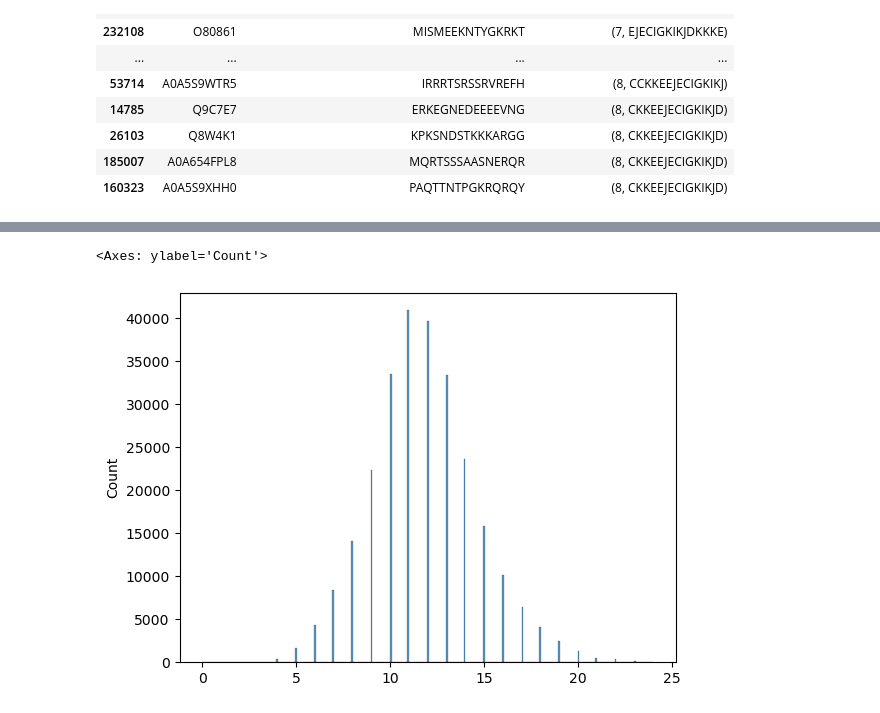
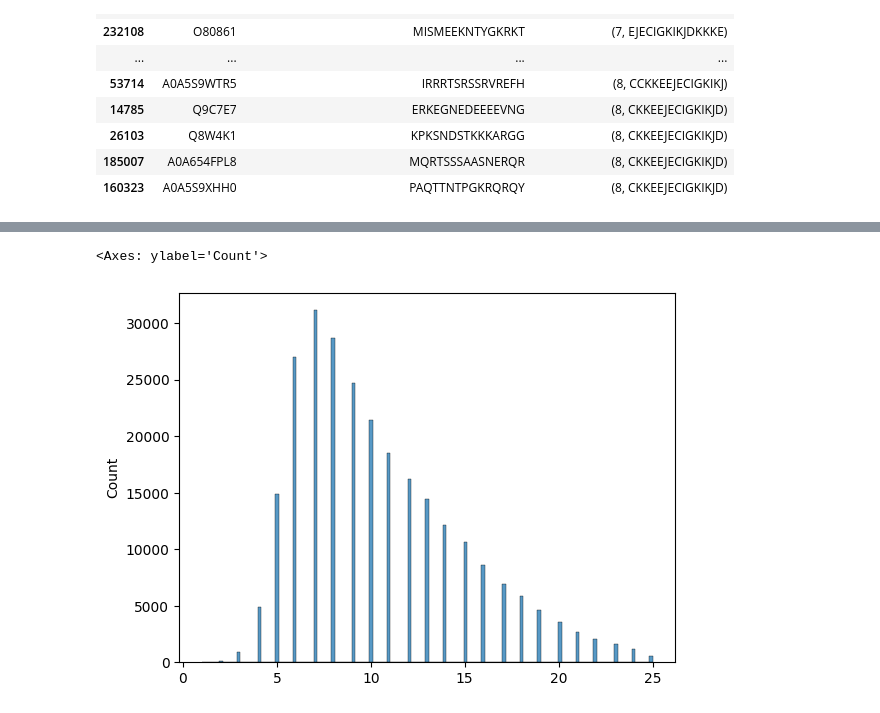
Before and after one commit to kinseylong/CAM5, a Jupyter notebook: playground.ipynb, the cells around one changed output, grey strips where cells are left out. Drawn from its saved outputs; the diff is of its cells as text; code cells hidden in the pictures.

```diff
--- a/playground.ipynb
+++ b/playground.ipynb
@@ -180,0 +204,8 @@ IDRs.sort_values("CAM5 Hamming Twelve")[["Entry", "Sequence", "CAM5 Hamming Twel
+# %%
+IDRs["CAM5 Subseq Four"] = IDRs["Four"].apply(lambda x: longest_subseq(CAM5_reduced_seq_four, x))
+# %%
+IDRs["CAM5 Subseq Twelve"] = IDRs["Twelve"].apply(lambda x: longest_subseq(CAM5_reduced_seq_twelve, x))
+# %%
+IDRs["CAM5 Subseq Eighteen"] = IDRs["Eighteen"].apply(lambda x: longest_subseq(CAM5_reduced_seq_eighteen, x))
+# %%
+IDRs["CAM5 Subseq"] = IDRs["Sequence"].apply(lambda x: longest_subseq(CAM5_IDR, x))
@@ -181,5 +237,5 @@ IDRs.sort_values("CAM5 Hamming Twelve")[["Entry", "Sequence", "CAM5 Hamming Twel
 # %%
-sns.histplot([x[0] for x in IDRs["CAM5 Hamming Four"]])
+sns.histplot([x[0] for x in IDRs["CAM5 Subseq Eighteen"]])
 # %% [output]
 <Axes: ylabel='Count'>
-[figure, old version]
+[figure, new version]
```
Also changed, not shown: parts of 10 cells of this notebook.
